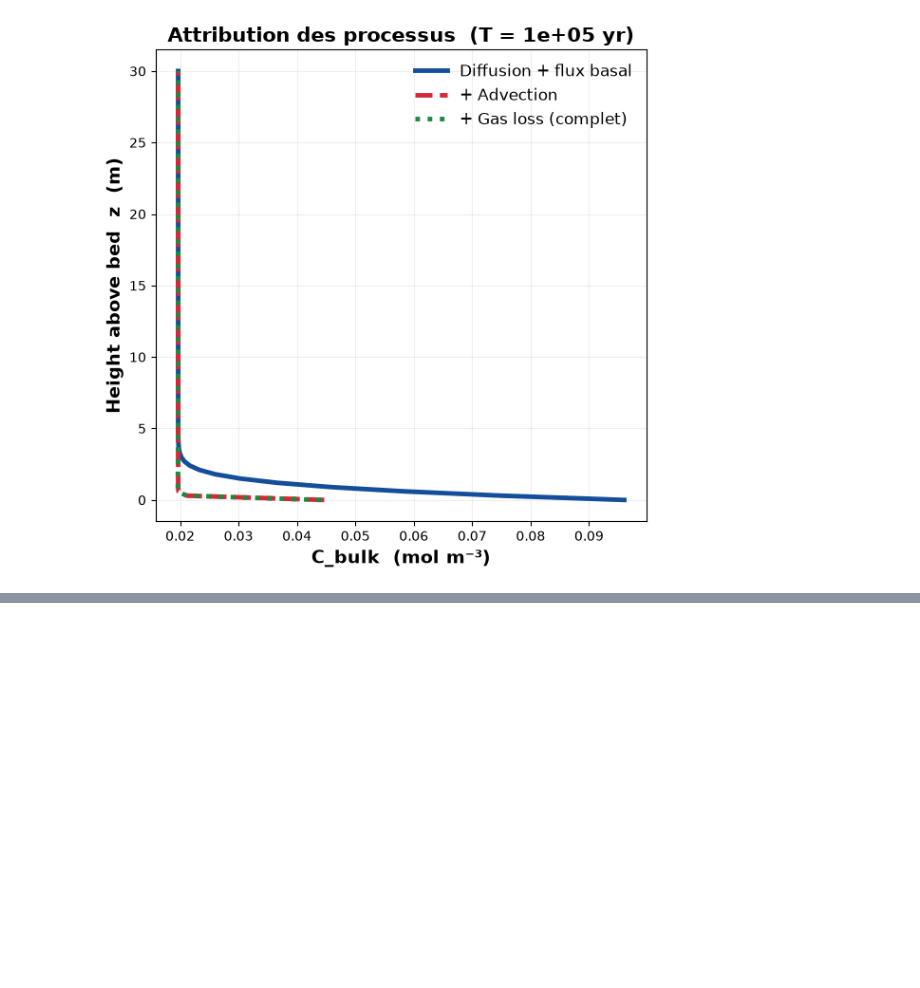
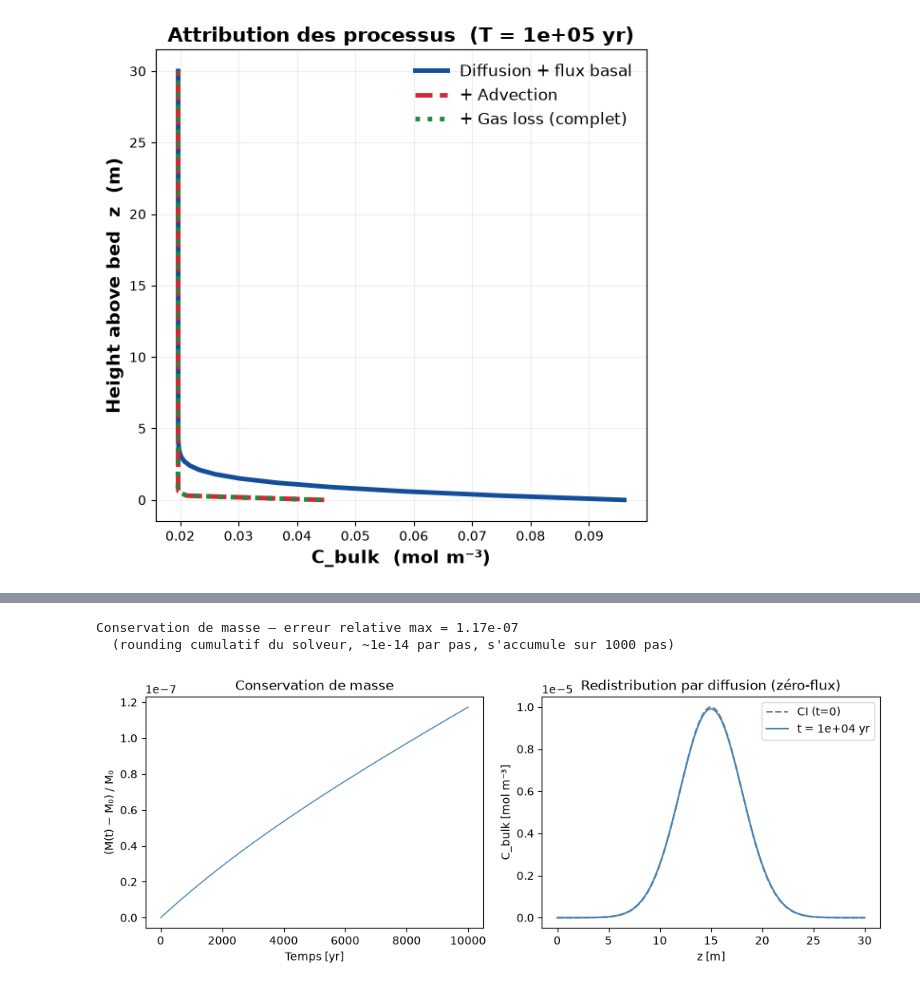
Before and after one commit to GLACEmodel/GLACE, a Jupyter notebook: notebooks/exploration.ipynb, the cells around one changed output, grey strips where cells are left out. Saved outputs shown, nothing was run; the diff lists cells and outputs as text; code cells hidden in the pictures; blank space fills up the shorter version.

```diff
--- a/notebooks/exploration.ipynb
+++ b/notebooks/exploration.ipynb
@@ -417,0 +306,52 @@ plt.show()
+# %%
+# ── Test : Conservation de la masse ──────────────────────────────────────────
+# u=0, λ=0, zéro-flux aux deux bords → ∫ C_bulk dz = cte
+
+nz_m  = 100; Z_m = 30.0; dz_m = Z_m / (nz_m - 1)
+z_m   = np.linspace(0, Z_m, nz_m)
+D_lat = D_m2s * 3.1536e7          # diffusivité réseau  [m² yr⁻¹]
+pS_m  = P_diss * S_Ar * np.ones(nz_m)
+n_air_m = TAC * rho_ice / Vm_STP
+
+# CI : gaussienne centrée
+z0_m = 15.0; sig_m = 3.0
+Cbulk0_m = 1e-5 * np.exp(-(z_m - z0_m)**2 / (2 * sig_m**2))
+
+# CL : zéro-flux aux deux bords
+bc_sf_m = {'type': 'zeroflux'}
+bc_bd_m = {'type': 'zeroflux'}
+
+T_m = 1e4; dt_m = 10.0; nt_m = int(T_m / dt_m)
+params_m = dict(
+    z=z_m, dz=dz_m, dt=dt_m, nt=nt_m,
+    u=np.zeros(nz_m), D=D_lat,
+    pS=pS_m, n_air=n_air_m,
+    bc_surf=bc_sf_m, bc_bed=bc_bd_m,
+    lambda_z=np.zeros(nz_m), Cbulk0=Cbulk0_m,
+)
+result_m = run_simulation(params_m, return_full=True)
+
+# Masse totale à chaque pas de temps
+mass_t  = result_m['C_bulk'].sum(axis=0) * dz_m   # (nt+1,)
+rel_err_m = np.abs((mass_t - mass_t[0]) / mass_t[0])
+print(f'Conservation de masse — erreur relative max = {rel_err_m.max():.2e}')
+print(f'  (rounding cumulatif du solveur, ~1e-14 par pas, s\'accumule sur {nt_m} pas)')
+
+fig_m, axes = plt.subplots(1, 2, figsize=(10, 4))
+axes[0].plot(result_m['t'], (mass_t / mass_t[0] - 1), lw=1, color='steelblue')
+axes[0].set_xlabel('Temps [yr]')
+axes[0].set_ylabel('(M(t) − M₀) / M₀')
+axes[0].set_title('Conservation de masse')
+axes[0].ticklabel_format(style='sci', axis='y', scilimits=(0, 0))
+
+axes[1].plot(z_m, result_m['C_bulk'][:, 0],  ls='--', label='CI (t=0)', color='gray')
+axes[1].plot(z_m, result_m['C_bulk'][:, -1], ls='-',  label=f't = {T_m:.0e} yr', color='steelblue')
+axes[1].set_xlabel('z [m]')
+axes[1].set_ylabel('C_bulk [mol m⁻³]')
+axes[1].set_title('Redistribution par diffusion (zéro-flux)')
+axes[1].legend()
+plt.tight_layout(); plt.show()
+# %% [output]
+Conservation de masse — erreur relative max = 1.17e-07
+  (rounding cumulatif du solveur, ~1e-14 par pas, s'accumule sur 1000 pas)
+[figure, added]
```
Also changed, not shown: parts of 17 cells of this notebook.
